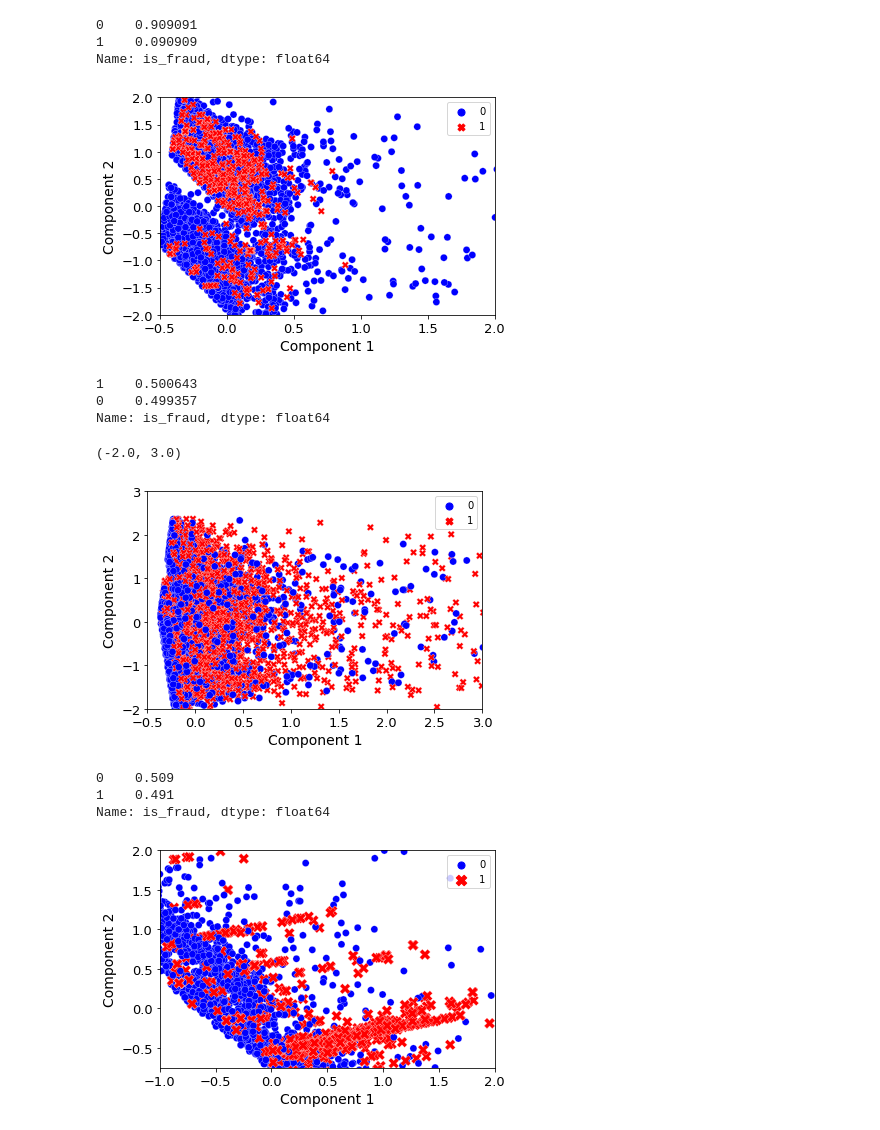
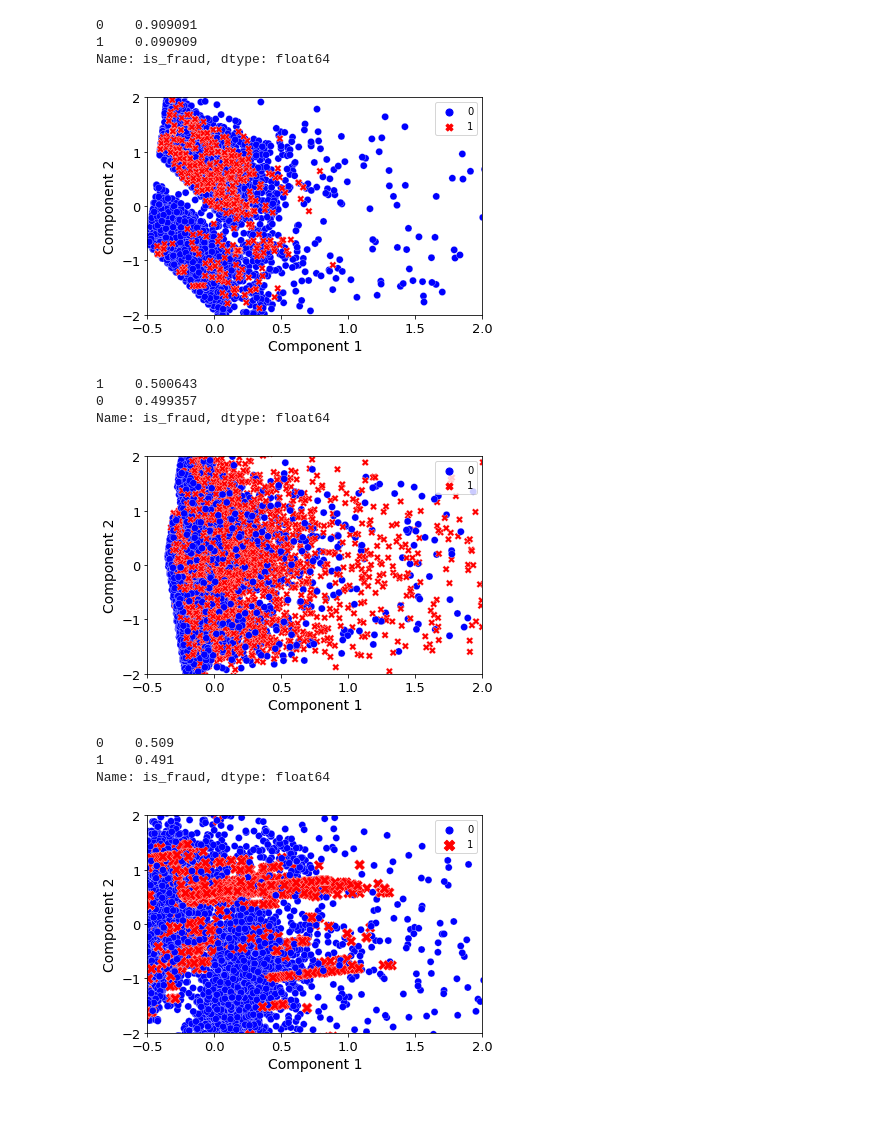
Before and after one commit to beatriz-c/Entangled-Spaces, a Jupyter notebook: Transfers/Notebooks/6plots_imbalanced-balanced-10-90.ipynb, the cells around one changed output. Drawn from its saved outputs; the diff is of its cells as text; code cells hidden in the pictures.

```diff
--- a/Transfers/Notebooks/6plots_imbalanced-balanced-10-90.ipynb
+++ b/Transfers/Notebooks/6plots_imbalanced-balanced-10-90.ipynb
@@ -77,6 +77,7 @@ Name: is_fraud, dtype: float64
 # %%
 #plot
 import seaborn as sns
+import numpy as np
 import matplotlib.pyplot as plt
 from sklearn.decomposition import PCA
 from sklearn.preprocessing import StandardScaler
@@ -98,8 +99,8 @@ sns.scatterplot(x = Xt[:, 0], y = Xt[:, 1], c = y, style = y, linewidth = 0.25,
 #legend
 plt.xlabel('Component 1', fontsize = 14)
 plt.ylabel('Component 2', fontsize = 14)
-plt.yticks(fontsize = 13)
-plt.xticks(fontsize = 13)
+plt.yticks(ticks = (np.arange(-2, 3, step = 1)), fontsize = 13)
+plt.xticks(ticks = (np.arange(-0.5, 3, step = 0.5)), fontsize = 13)
 plt.legend(title = '')
 
 #zoom
@@ -109,7 +110,7 @@ plt.ylim([-2, 2])
 #save
 plt.savefig(r'C:/Users/BeatrizCarvalho/OneDrive - Closer Consultoria Lda/Documents/Entangled-Spaces/Transfers/Profiles/rund_10-90.png')
 # %% [output]
-[figure, old version]
+[figure, new version]
 # %%
 #balanced dataset plot - gan
 # %%
@@ -151,19 +152,18 @@ sns.scatterplot(x = Xt[:, 0], y = Xt[:, 1], c = y, style = y, linewidth = 0.25,
 #legend
 plt.xlabel('Component 1', fontsize = 14)
 plt.ylabel('Component 2', fontsize = 14)
-plt.yticks(fontsize = 13)
-plt.xticks(fontsize = 13)
+plt.yticks(ticks = (np.arange(-2, 3, step = 1)), fontsize = 13)
+plt.xticks(ticks = (np.arange(-0.5, 3, step = 0.5)), fontsize = 13)
 plt.legend(title = '')
 
 #zoom
-plt.xlim([-0.5, 3])
-plt.ylim([-2, 3])
+plt.xlim([-0.5, 2])
+plt.ylim([-2, 2])
 
 #save
-#plt.savefig(r'C:/Users/BeatrizCarvalho/OneDrive - Closer Consultoria Lda/Documents/Entangled-Spaces/Transfers/Profiles/gan+rund.png')
+plt.savefig(r'C:/Users/BeatrizCarvalho/OneDrive - Closer Consultoria Lda/Documents/Entangled-Spaces/Transfers/Profiles/gan+rund.png')
 # %% [output]
-(-2.0, 3.0)
-[figure, old version]
+[figure, new version]
 # %%
 #balanced dataset plot - smote
 # %%
@@ -174,7 +174,7 @@ sro = pd.read_csv(r'C:/Users/BeatrizCarvalho/OneDrive - Closer Consultoria Lda/D
                  low_memory = False)
 # %%
 #select sample to plot
-sr = sro.sample(n = 5000)
+sr = sro.sample(n = 14000)
 # %%
 #class ratios
 sr['is_fraud'].value_counts()/sr.shape[0]
@@ -186,35 +186,35 @@ Name: is_fraud, dtype: float64
 #plot
 import seaborn as sns
 import matplotlib.pyplot as plt
 from sklearn.decomposition import PCA
 from sklearn.preprocessing import StandardScaler
 from sklearn.pipeline import Pipeline
 
 #variables
 X = sr[['amount', 'accountbalance', 'hour', 'week']]
 y = sr['is_fraud']
 
 #scale data before PCA
 pca = PCA()
 pipe = Pipeline([('scaler', StandardScaler()), ('pca', pca)])
 Xt = pipe.fit_transform(X)
 
 #plot
 sns.scatterplot(x = Xt[:, 0], y = Xt[:, 1], c = y, style = y, linewidth = 0.25, size = y, hue = y, sizes = {0: 50, 1:110},
                 palette = {0: 'Blue', 1: 'Red'})
 
 #legend
 plt.xlabel('Component 1', fontsize = 14)
 plt.ylabel('Component 2', fontsize = 14)
-plt.yticks(fontsize = 13)
-plt.xticks(fontsize = 13)
+plt.yticks(ticks = (np.arange(-2, 3, step = 1)), fontsize = 13)
+plt.xticks(ticks = (np.arange(-0.5, 3, step = 0.5)), fontsize = 13)
 plt.legend(title = '', loc = 1)
 
 #zoom
-plt.xlim([-1, 2])
-plt.ylim([-0.75, 2])
+plt.xlim([-0.5, 2])
+plt.ylim([-2, 2])
 
 #save
 plt.savefig(r'C:/Users/BeatrizCarvalho/OneDrive - Closer Consultoria Lda/Documents/Entangled-Spaces/Transfers/Profiles/smote+rund.png')
 # %% [output]
-[figure, old version]
+[figure, new version]
```
Also changed, not shown: parts of 1 cell of this notebook, 7 other files.
